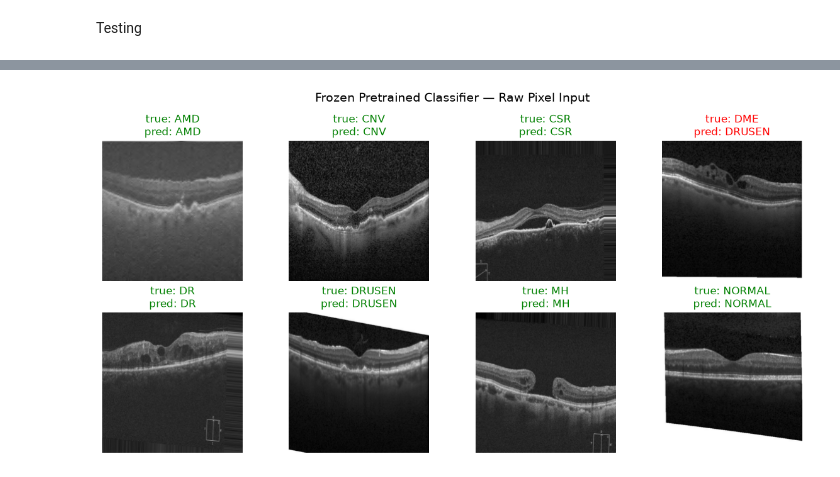
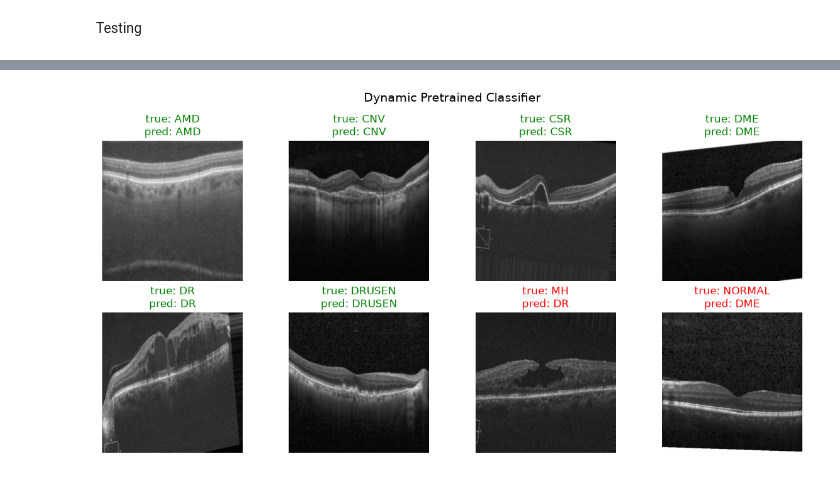
Before and after one commit to JettChase/AutoEncoderOCT, a Jupyter notebook: DynamicPretrainedClassifier.ipynb, the cells around one changed output, grey strips where cells are left out. Cells and saved outputs as stored; diff of their text form; code cells hidden in the pictures.

```diff
--- a/DynamicPretrainedClassifier.ipynb
+++ b/DynamicPretrainedClassifier.ipynb
@@ -335,35 +314,35 @@ NORMAL         63.14%
 # %%
 #visualizing results
 found = {}
-for images, labels in val_loader:
+for images, labels in test_loader:
     for img, lab in zip(images, labels):
         c = lab.item()
         if c not in found:
             found[c] = img
     if len(found) == 8:
         break
 
 true_ids = sorted(found)
 batch = torch.stack([found[c] for c in true_ids])
 
-pretrained_classifier.eval()
+test_pretrained_classifier.eval()
 with torch.no_grad():
-    features = dynamic_encoder(batch.to(device))
-    pred_ids = pretrained_classifier(features).argmax(dim=1).cpu().tolist()
+    features = test_encoder(batch.to(device))
+    pred_ids = test_pretrained_classifier(features).argmax(dim=1).cpu().tolist()
 
-class_names = val_loader.dataset.classes
+class_names = test_loader.dataset.classes
 
 fig, axes = plt.subplots(2, 4, figsize=(12, 6))
-fig.suptitle("Frozen Pretrained Classifier — Raw Pixel Input", fontsize=14)
+fig.suptitle("Dynamic Pretrained Classifier", fontsize=14)
 
 for ax, t, p in zip(axes.flat, true_ids, pred_ids):
     ax.imshow((found[t].squeeze() + 1) / 2, cmap='gray', vmin=0, vmax=1)
     ax.set_title(f"true: {class_names[t]}\npred: {class_names[p]}",
                  color='green' if t == p else 'red')
     ax.axis('off')
 
 plt.tight_layout()
-plt.savefig("result_images/frozen_pretrained_results.png")
+plt.savefig("result_images/dynamic_pretrained_results.png")
 plt.show()
 # %% [output]
-[figure, old version]
+[figure, new version]
```
Also changed, not shown: parts of 1 cell of this notebook, 5 other files.
